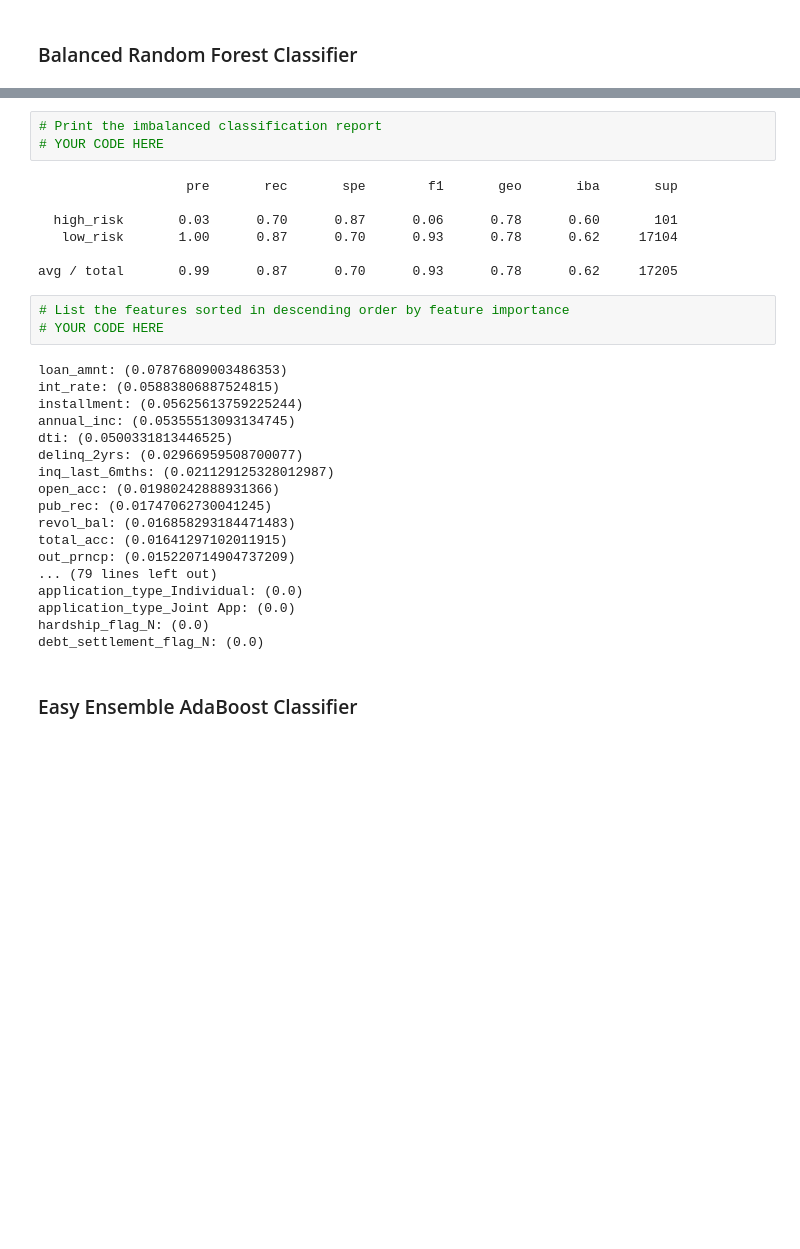
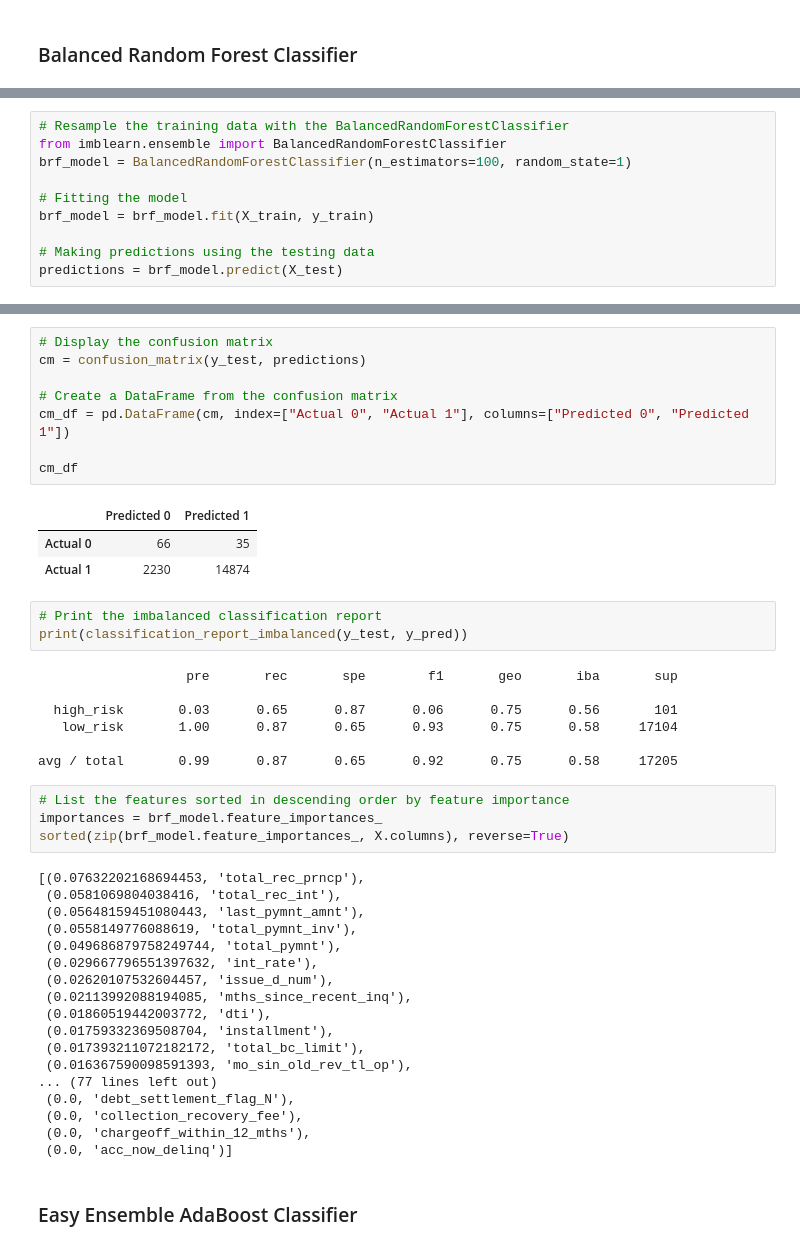
Before and after one commit to klkanchi/Credit_Risk_Analysis, a Jupyter notebook: credit_risk_ensemble.ipynb, the cells around one changed output, grey strips where cells are left out. Saved outputs shown, nothing was run; the diff lists cells and outputs as text; blank space fills up the shorter version.

Commit message:
resampled training data with the classifiers

```diff
--- a/credit_risk_ensemble.ipynb
+++ b/credit_risk_ensemble.ipynb
@@ -181,0 +166,10 @@ array([[   71,    30],
+# %%
+# Resample the training data with the BalancedRandomForestClassifier
+from imblearn.ensemble import BalancedRandomForestClassifier
+brf_model = BalancedRandomForestClassifier(n_estimators=100, random_state=1)
+
+# Fitting the model
+brf_model = brf_model.fit(X_train, y_train)
+
+# Making predictions using the testing data
+predictions = brf_model.predict(X_test)
@@ -182,33 +185,46 @@ array([[   71,    30],
+# %%
+# Display the confusion matrix
+cm = confusion_matrix(y_test, predictions)
+
+# Create a DataFrame from the confusion matrix
+cm_df = pd.DataFrame(cm, index=["Actual 0", "Actual 1"], columns=["Predicted 0", "Predicted 1"])
+
+cm_df
+# %% [output]
+|  | Predicted 0 | Predicted 1 |
+| Actual 0 | 66 | 35 |
+| Actual 1 | 2230 | 14874 |
 # %%
 # Print the imbalanced classification report
-# YOUR CODE HERE
+print(classification_report_imbalanced(y_test, y_pred))
 # %% [output]
                    pre       rec       spe        f1       geo       iba       sup
 
-  high_risk       0.03      0.70      0.87      0.06      0.78      0.60       101
-   low_risk       1.00      0.87      0.70      0.93      0.78      0.62     17104
+  high_risk       0.03      0.65      0.87      0.06      0.75      0.56       101
+   low_risk       1.00      0.87      0.65      0.93      0.75      0.58     17104
 
-avg / total       0.99      0.87      0.70      0.93      0.78      0.62     17205
+avg / total       0.99      0.87      0.65      0.92      0.75      0.58     17205
 # %%
 # List the features sorted in descending order by feature importance
-# YOUR CODE HERE
+importances = brf_model.feature_importances_
+sorted(zip(brf_model.feature_importances_, X.columns), reverse=True)
 # %% [output]
-loan_amnt: (0.07876809003486353)
-int_rate: (0.05883806887524815)
-installment: (0.05625613759225244)
-annual_inc: (0.05355513093134745)
-dti: (0.0500331813446525)
-delinq_2yrs: (0.02966959508700077)
-inq_last_6mths: (0.021129125328012987)
-open_acc: (0.01980242888931366)
-pub_rec: (0.01747062730041245)
-revol_bal: (0.016858293184471483)
-total_acc: (0.01641297102011915)
-out_prncp: (0.015220714904737209)
-... (79 lines left out)
-application_type_Individual: (0.0)
-application_type_Joint App: (0.0)
-hardship_flag_N: (0.0)
-debt_settlement_flag_N: (0.0)
+[(0.07632202168694453, 'total_rec_prncp'),
+ (0.0581069804038416, 'total_rec_int'),
+ (0.05648159451080443, 'last_pymnt_amnt'),
+ (0.0558149776088619, 'total_pymnt_inv'),
+ (0.049686879758249744, 'total_pymnt'),
+ (0.029667796551397632, 'int_rate'),
+ (0.02620107532604457, 'issue_d_num'),
+ (0.02113992088194085, 'mths_since_recent_inq'),
+ (0.01860519442003772, 'dti'),
+ (0.01759332369508704, 'installment'),
+ (0.017393211072182172, 'total_bc_limit'),
+ (0.016367590098591393, 'mo_sin_old_rev_tl_op'),
+... (77 lines left out)
+ (0.0, 'debt_settlement_flag_N'),
+ (0.0, 'collection_recovery_fee'),
+ (0.0, 'chargeoff_within_12_mths'),
+ (0.0, 'acc_now_delinq')]
 # %% [markdown]
 ### Easy Ensemble AdaBoost Classifier
```
Also changed, not shown: parts of 10 cells of this notebook, 1 other file.
